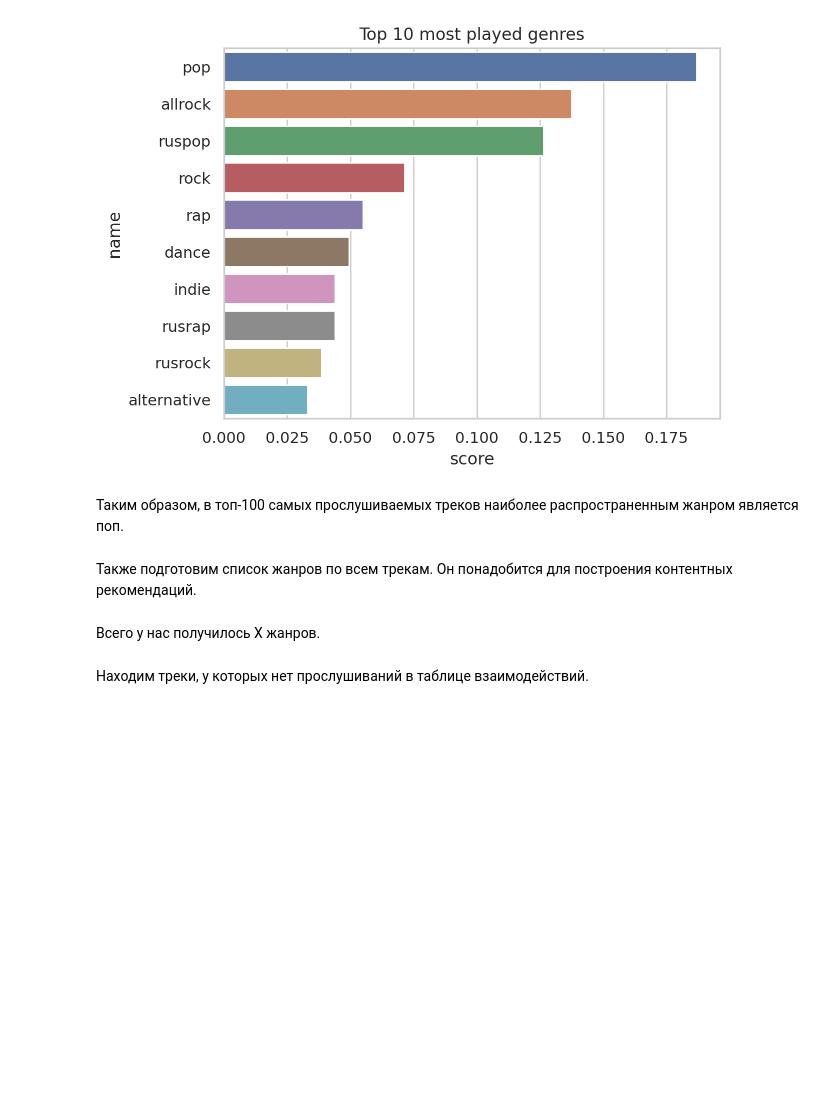
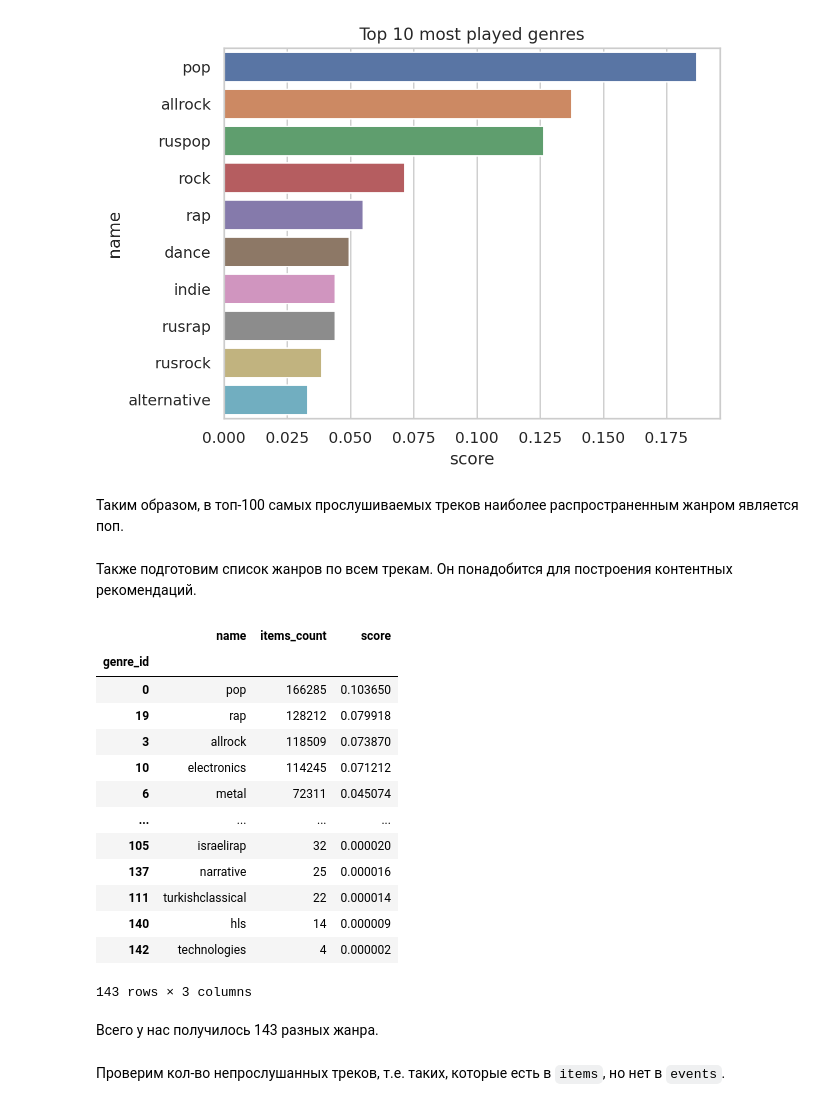
Before and after one commit to ibnkir/music-recsys-project, a Jupyter notebook: part_1_preprocess_eda.ipynb, the cells around one changed output. Cells and saved outputs as stored; diff of their text form; code cells hidden in the pictures; blank space fills up the shorter version.

```diff
--- a/part_1_preprocess_eda.ipynb
+++ b/part_1_preprocess_eda.ipynb
@@ -448,7 +496,7 @@ def get_genres(items):
             except KeyError:
                 genres_counter[genre] = 1
 
-    genres = pd.Series(genres_counter, name="items")
+    genres = pd.Series(genres_counter, name="items_count")
     genres = genres.to_frame()
     genres = genres.reset_index().rename(columns={"index": "name"})
     genres.index.name = "genre_id"
@@ -472,17 +520,32 @@ Text(0.5, 1.0, 'Top 10 most played genres')
 # %%
 # Извлекаем жанры по всем трекам
 genres = get_genres(items)
-genres["score"] = genres["items"] / genres["items"].sum()
+genres["score"] = genres["items_count"] / genres["items_count"].sum()
 # %%
 # Смотрим отсортированный список
-genres.sort_values(by="score", ascending=False).head(10)
+genres.sort_values(by="score", ascending=False)
+# %% [output]
+|  | name | items_count | score |
+| genre_id |  |  |  |
+| 0 | pop | 166285 | 0.103650 |
+| 19 | rap | 128212 | 0.079918 |
+| 3 | allrock | 118509 | 0.073870 |
+| 10 | electronics | 114245 | 0.071212 |
+| 6 | metal | 72311 | 0.045074 |
+| ... | ... | ... | ... |
+| 105 | israelirap | 32 | 0.000020 |
+| 137 | narrative | 25 | 0.000016 |
+| 111 | turkishclassical | 22 | 0.000014 |
+| 140 | hls | 14 | 0.000009 |
+| 142 | technologies | 4 | 0.000002 |
+143 rows × 3 columns
 # %% [markdown]
-Всего у нас получилось X жанров.
+Всего у нас получилось 143 разных жанра.
 # %%
 # Сохраняем жанры в файл
 genres.to_parquet('genres.parquet')
 # %% [markdown]
-Находим треки, у которых нет прослушиваний в таблице взаимодействий.
+Проверим кол-во непрослушанных треков, т.е. таких, которые есть в `items`, но нет в `events`.
 # %%
 # Уникальные id всех треков
 all_items_ids = set(items['item_id'])
```
Also changed, not shown: parts of 23 cells of this notebook, 1 other file.
